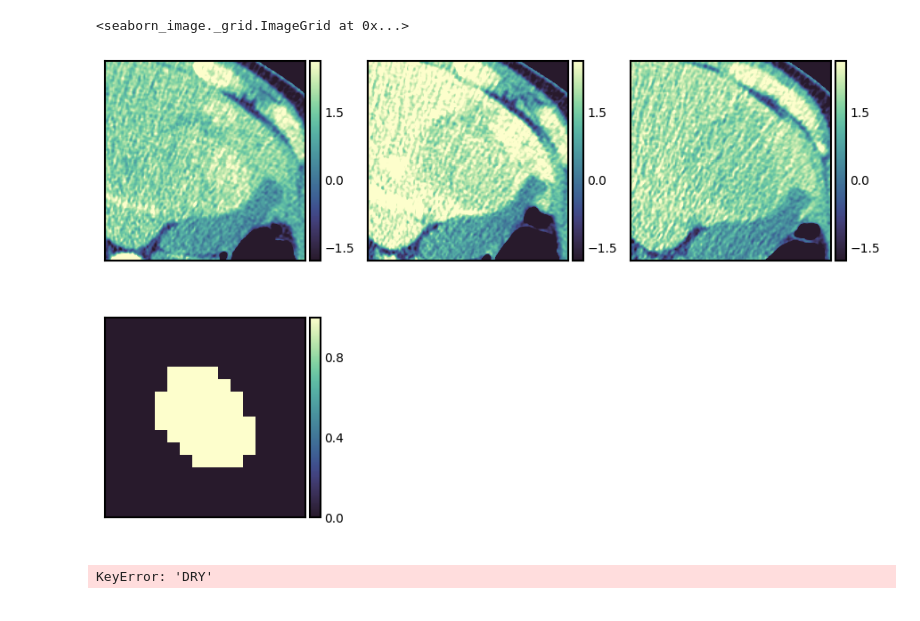
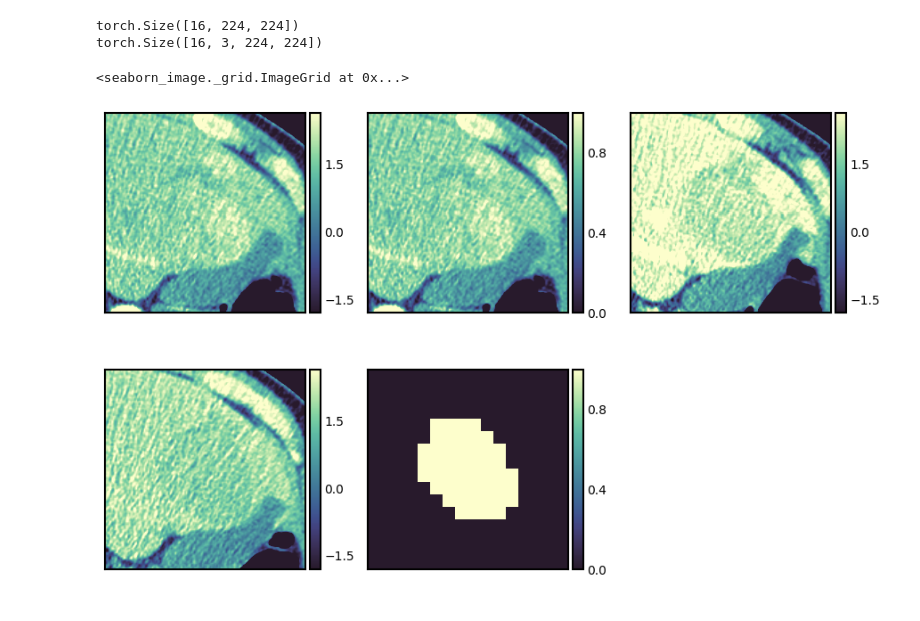
Before and after one commit to Jess-Co-Del/LiRadsDetector, a Jupyter notebook: checks.ipynb, the cells around one changed output. Saved outputs shown, nothing was run; the diff lists cells and outputs as text; code cells hidden in the pictures.

```diff
--- a/checks.ipynb
+++ b/checks.ipynb
@@ -4,6 +4,6 @@ import torch
 
 data_root = '/leonardo_scratch/fast/EUHPC_D35_139/nnunet_base/nnunet_format/amplifai/batch_001/cases'
 train_csv = '/leonardo/home/userexternal/jcondess/LiRadsDetector/train_metadata.csv'
-max_slices = 5
+max_slices = 16
 train_ds = LiRadsCaseDataset(train_csv, data_root, max_slices)
 loader = iter(torch.utils.data.DataLoader(train_ds, batch_size=2, collate_fn=collate_cases))
@@ -10,19 +12,21 @@ loader = iter(torch.utils.data.DataLoader(train_ds, batch_size=2, collate_fn=col
 # %%
 from matplotlib import pyplot as plt
 from seaborn_image import ImageGrid
 
 batch = next(loader)
+print(batch['phase_data'][0]['ART'][-1].shape)
+print(batch['phase_data'][0]['ART'][0].shape)
+
 ImageGrid([
     batch['phase_data'][0]['ART'][0][1,2,:,:],
+    batch['phase_data'][0]['ART'][-1][1,:,:],
     batch['phase_data'][0]['VEN'][0][1,2,:,:],
     batch['phase_data'][0]['DEL'][0][1,2,:,:],
     #batch['phase_data'][0]['DRY'][0][0,2,:,:],
     batch['phase_data'][0]['VEN'][1][1,:,:]]
 )
 # %% [output]
-<seaborn_image._grid.ImageGrid at 0x...>
+torch.Size([16, 224, 224])
+torch.Size([16, 3, 224, 224])
+<seaborn_image._grid.ImageGrid at 0x...>
-[figure, old version]
+[figure, new version]
-# %%
-batch['phase_data'][0]['DRY'][0].shape
-# %% [output]
-KeyError: 'DRY'
```
Also changed, not shown: parts of 1 cell of this notebook.
